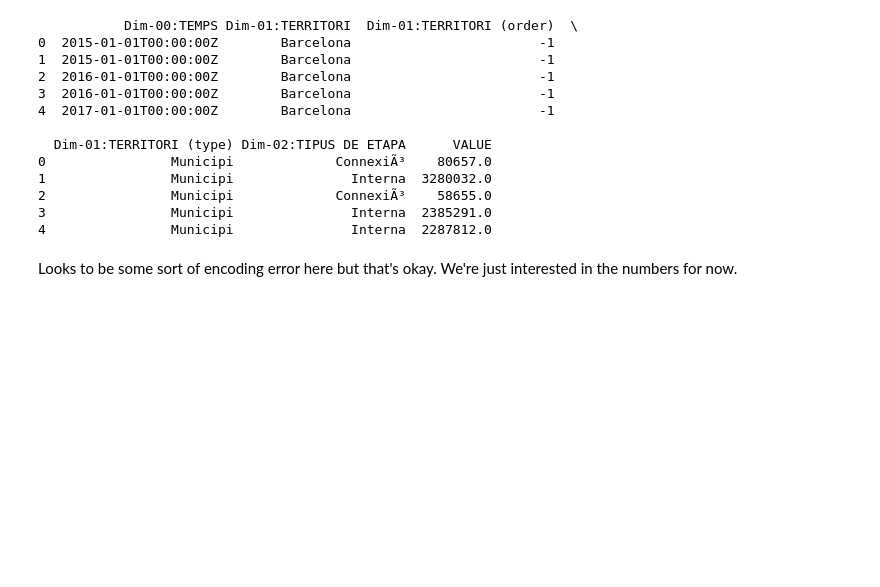
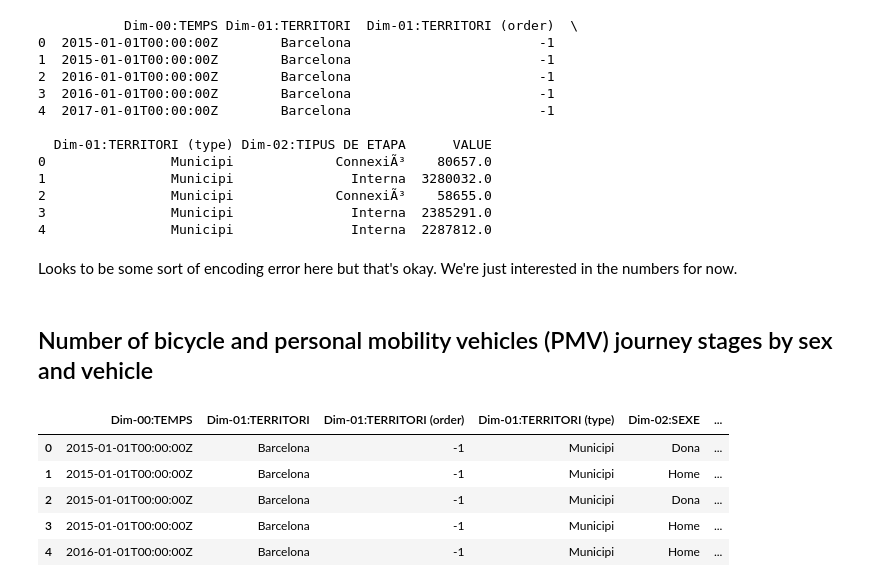
Before and after one commit to jammy-data/REALLOCATE, a Jupyter notebook: dashboard_plots/BcnOpenAPI.ipynb, the cells around one changed output. Drawn from its saved outputs; the diff is of its cells as text; code cells hidden in the pictures; blank space fills up the shorter version.

```diff
--- a/dashboard_plots/BcnOpenAPI.ipynb
+++ b/dashboard_plots/BcnOpenAPI.ipynb
@@ -59,3 +61,23 @@ df_grouped = df.groupby(df.columns[0]).sum()
 df_grouped['VALUE'].plot(title='VALUE over Time')
 # %% [markdown]
 Looks to be some sort of encoding error here but that's okay. We're just interested in the numbers for now.
+# %% [markdown]
+## Number of bicycle and personal mobility vehicles (PMV) journey stages by sex and vehicle
+# %%
+DATASET_ID = "?id=5cid3dkbbx&fileformat=CSV"
+# Fetch CSV content
+data_response = requests.get((API_URL + DATASET_ID), headers=headers)
+
+# Load the CSV content into a pandas DataFrame
+csv_file = StringIO(data_response.text)
+df = pd.read_csv(csv_file, encoding='utf-8')
+
+# Preview the data
+df.head()
+# %% [output]
+|  | Dim-00:TEMPS | Dim-01:TERRITORI | Dim-01:TERRITORI (order) | Dim-01:TERRITORI (type) | Dim-02:SEXE | ... |
+| 0 | 2015-01-01T00:00:00Z | Barcelona | -1 | Municipi | Dona | ... |
+| 1 | 2015-01-01T00:00:00Z | Barcelona | -1 | Municipi | Home | ... |
+| 2 | 2015-01-01T00:00:00Z | Barcelona | -1 | Municipi | Dona | ... |
+| 3 | 2015-01-01T00:00:00Z | Barcelona | -1 | Municipi | Home | ... |
+| 4 | 2016-01-01T00:00:00Z | Barcelona | -1 | Municipi | Home | ... |
```
Also changed, not shown: parts of 8 cells of this notebook.
